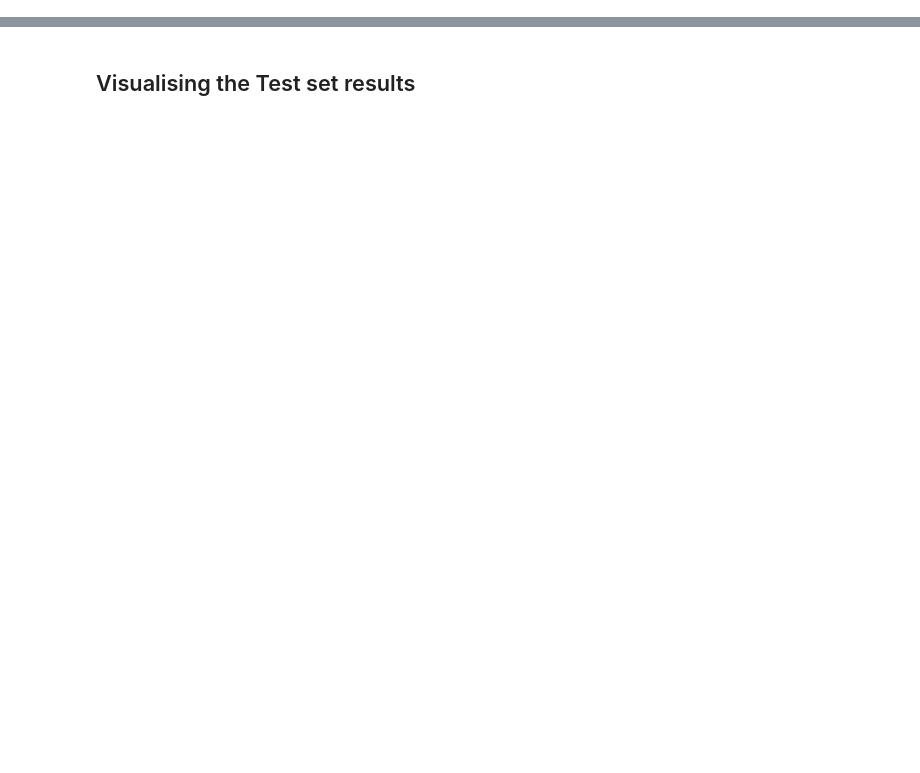
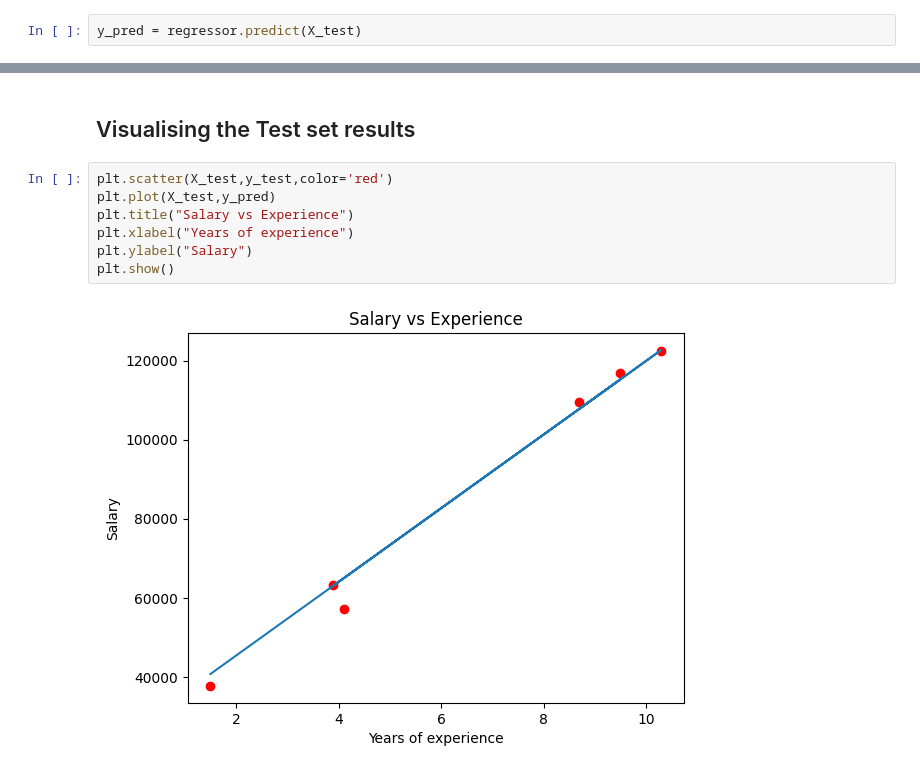
Before and after one commit to SadaruwanSRI/Complete-ML-, a Jupyter notebook: Part 2 - Regression/Section 4 - Simple Linear Regression/Python/simple_linear_regression.ipynb, the cells around one changed output, grey strips where cells are left out. Drawn from its saved outputs; the diff is of its cells as text; blank space fills up the shorter version.

```diff
--- a/Part 2 - Regression/Section 4 - Simple Linear Regression/Python/simple_linear_regression.ipynb
+++ b/Part 2 - Regression/Section 4 - Simple Linear Regression/Python/simple_linear_regression.ipynb
@@ -22,4 +28,6 @@ X_train,X_test,y_train,y_test = train_test_split(X,y,test_size=0.2,random_state=
 # %% [markdown]
 ## Predicting the Test set results
+# %%
+y_pred = regressor.predict(X_test)
 # %% [markdown]
 ## Visualising the Training set results
@@ -26,2 +45,11 @@ X_train,X_test,y_train,y_test = train_test_split(X,y,test_size=0.2,random_state=
 # %% [markdown]
 ## Visualising the Test set results
+# %%
+plt.scatter(X_test,y_test,color='red')
+plt.plot(X_test,y_pred)
+plt.title("Salary vs Experience")
+plt.xlabel("Years of experience")
+plt.ylabel("Salary")
+plt.show()
+# %% [output]
+[figure, added]
```
Also changed, not shown: parts of 3 cells of this notebook.
